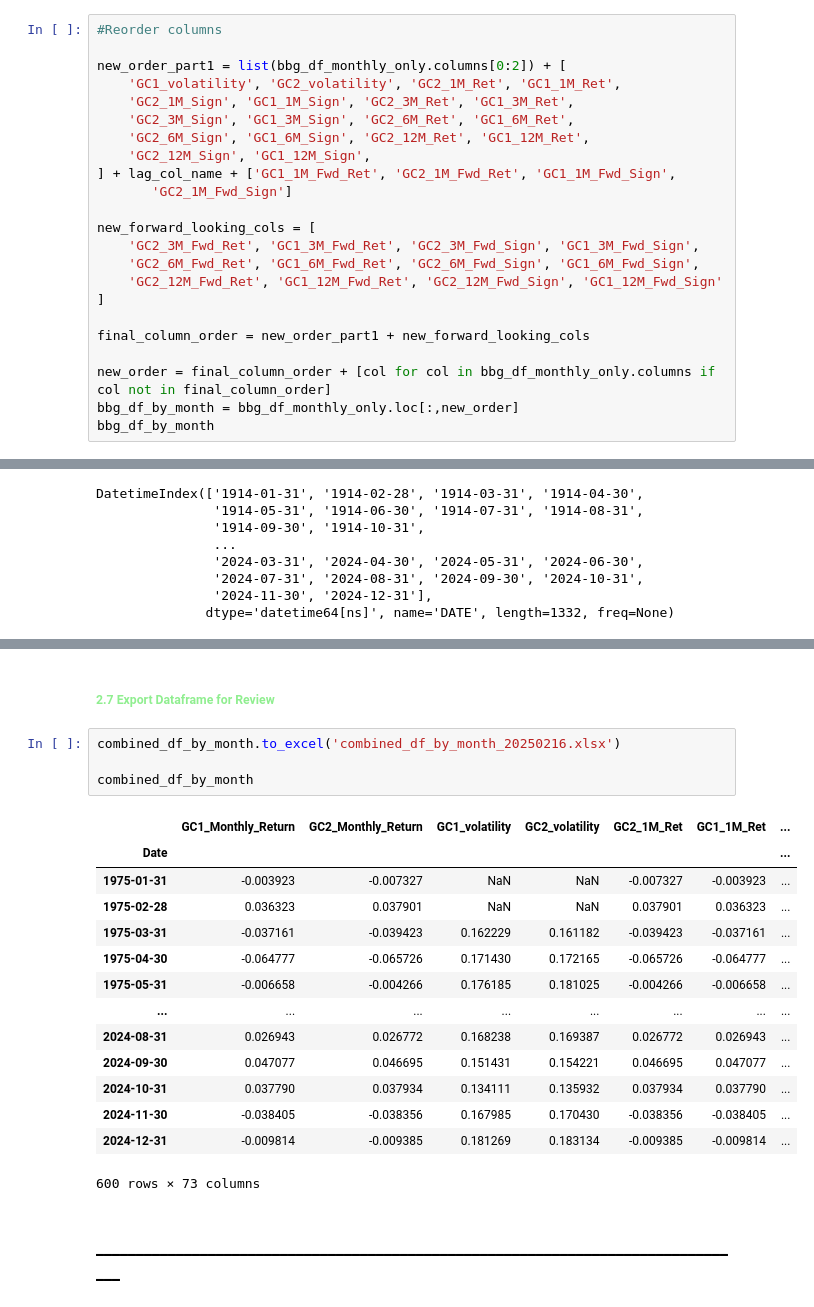
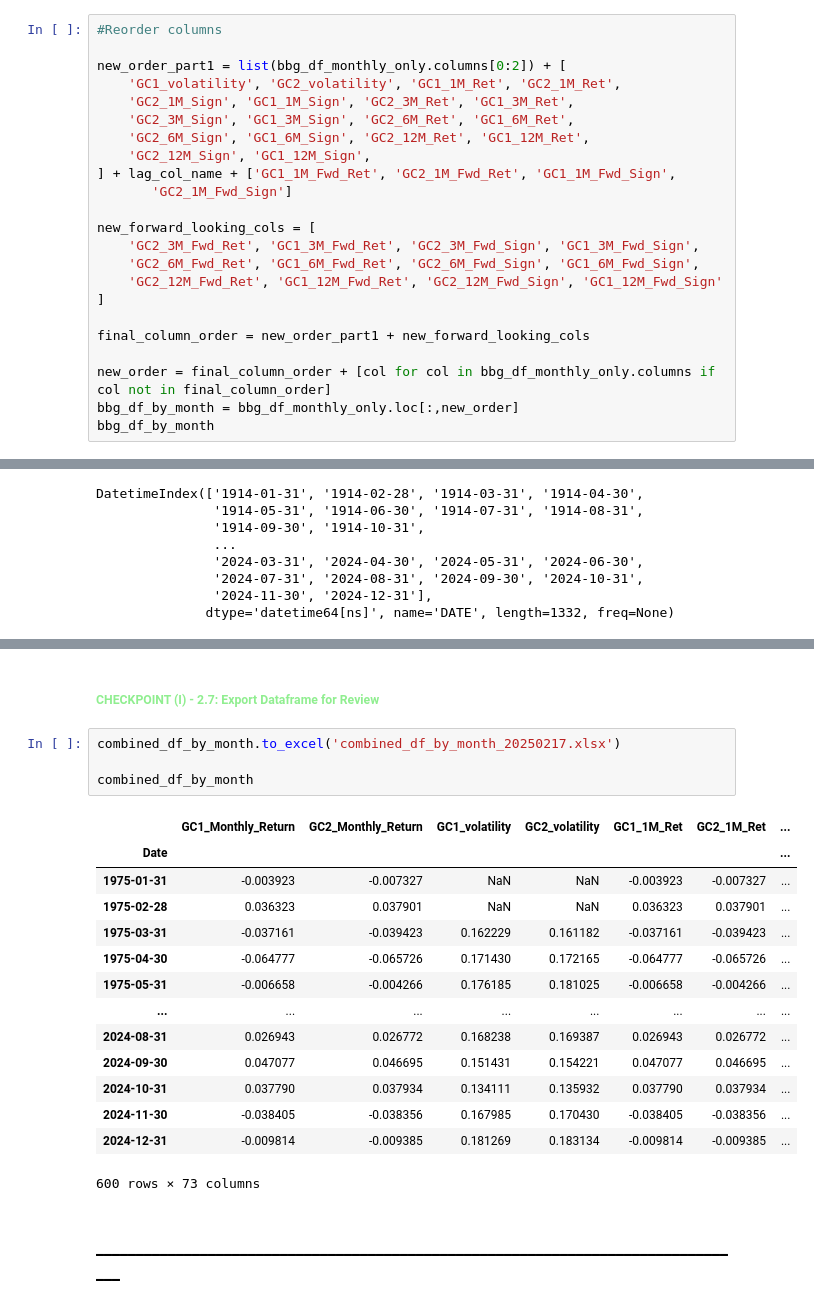
Before and after one commit to alphagoal/Proj_1_gold_futures_ML, a Jupyter notebook: gold_futures_data.ipynb, the cells around one changed output, grey strips where cells are left out. Drawn from its saved outputs; the diff is of its cells as text.

```diff
--- a/gold_futures_data.ipynb
+++ b/gold_futures_data.ipynb
@@ -705,7 +705,7 @@ bbg_df_monthly_only[['GC2_12M_Fwd_Ret','GC2_Monthly_Return']].head(24)
 #Reorder columns
 
 new_order_part1 = list(bbg_df_monthly_only.columns[0:2]) + [
-    'GC1_volatility', 'GC2_volatility', 'GC2_1M_Ret', 'GC1_1M_Ret',
+    'GC1_volatility', 'GC2_volatility', 'GC1_1M_Ret', 'GC2_1M_Ret',
     'GC2_1M_Sign', 'GC1_1M_Sign', 'GC2_3M_Ret', 'GC1_3M_Ret',
     'GC2_3M_Sign', 'GC1_3M_Sign', 'GC2_6M_Ret', 'GC1_6M_Ret',
     'GC2_6M_Sign', 'GC1_6M_Sign', 'GC2_12M_Ret', 'GC1_12M_Ret',
@@ -822,24 +822,24 @@ combined_df_by_month
 600 rows × 73 columns
 # %% [markdown]
-##### **<font color= #90EE90>2.7 Export Dataframe for Review</font>**
+##### **<font color= #90EE90>CHECKPOINT (I) -  2.7: Export Dataframe for Review</font>**
 # %%
-combined_df_by_month.to_excel('combined_df_by_month_20250216.xlsx')
+combined_df_by_month.to_excel('combined_df_by_month_20250217.xlsx')
 
 combined_df_by_month
 # %% [output]
-|  | GC1_Monthly_Return | GC2_Monthly_Return | GC1_volatility | GC2_volatility | GC2_1M_Ret | GC1_1M_Ret | ... |
+|  | GC1_Monthly_Return | GC2_Monthly_Return | GC1_volatility | GC2_volatility | GC1_1M_Ret | GC2_1M_Ret | ... |
 | Date |  |  |  |  |  |  | ... |
-| 1975-01-31 | -0.003923 | -0.007327 | NaN | NaN | -0.007327 | -0.003923 | ... |
-| 1975-02-28 | 0.036323 | 0.037901 | NaN | NaN | 0.037901 | 0.036323 | ... |
-| 1975-03-31 | -0.037161 | -0.039423 | 0.162229 | 0.161182 | -0.039423 | -0.037161 | ... |
-| 1975-04-30 | -0.064777 | -0.065726 | 0.171430 | 0.172165 | -0.065726 | -0.064777 | ... |
-| 1975-05-31 | -0.006658 | -0.004266 | 0.176185 | 0.181025 | -0.004266 | -0.006658 | ... |
+| 1975-01-31 | -0.003923 | -0.007327 | NaN | NaN | -0.003923 | -0.007327 | ... |
+| 1975-02-28 | 0.036323 | 0.037901 | NaN | NaN | 0.036323 | 0.037901 | ... |
+| 1975-03-31 | -0.037161 | -0.039423 | 0.162229 | 0.161182 | -0.037161 | -0.039423 | ... |
+| 1975-04-30 | -0.064777 | -0.065726 | 0.171430 | 0.172165 | -0.064777 | -0.065726 | ... |
+| 1975-05-31 | -0.006658 | -0.004266 | 0.176185 | 0.181025 | -0.006658 | -0.004266 | ... |
 | ... | ... | ... | ... | ... | ... | ... | ... |
-| 2024-08-31 | 0.026943 | 0.026772 | 0.168238 | 0.169387 | 0.026772 | 0.026943 | ... |
-| 2024-09-30 | 0.047077 | 0.046695 | 0.151431 | 0.154221 | 0.046695 | 0.047077 | ... |
-| 2024-10-31 | 0.037790 | 0.037934 | 0.134111 | 0.135932 | 0.037934 | 0.037790 | ... |
-| 2024-11-30 | -0.038405 | -0.038356 | 0.167985 | 0.170430 | -0.038356 | -0.038405 | ... |
-| 2024-12-31 | -0.009814 | -0.009385 | 0.181269 | 0.183134 | -0.009385 | -0.009814 | ... |
+| 2024-08-31 | 0.026943 | 0.026772 | 0.168238 | 0.169387 | 0.026943 | 0.026772 | ... |
+| 2024-09-30 | 0.047077 | 0.046695 | 0.151431 | 0.154221 | 0.047077 | 0.046695 | ... |
+| 2024-10-31 | 0.037790 | 0.037934 | 0.134111 | 0.135932 | 0.037790 | 0.037934 | ... |
+| 2024-11-30 | -0.038405 | -0.038356 | 0.167985 | 0.170430 | -0.038405 | -0.038356 | ... |
+| 2024-12-31 | -0.009814 | -0.009385 | 0.181269 | 0.183134 | -0.009814 | -0.009385 | ... |
 600 rows × 73 columns
 # %% [markdown]
 ### __________________________________________________________________________________
```
Also changed, not shown: parts of 24 cells of this notebook, 55 other files.
